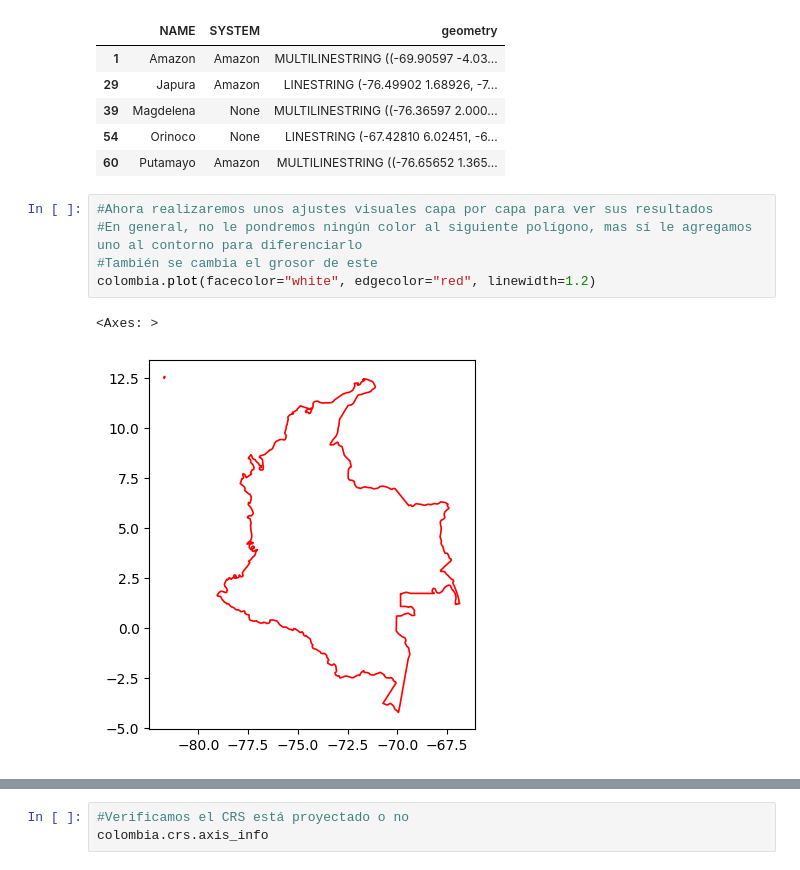
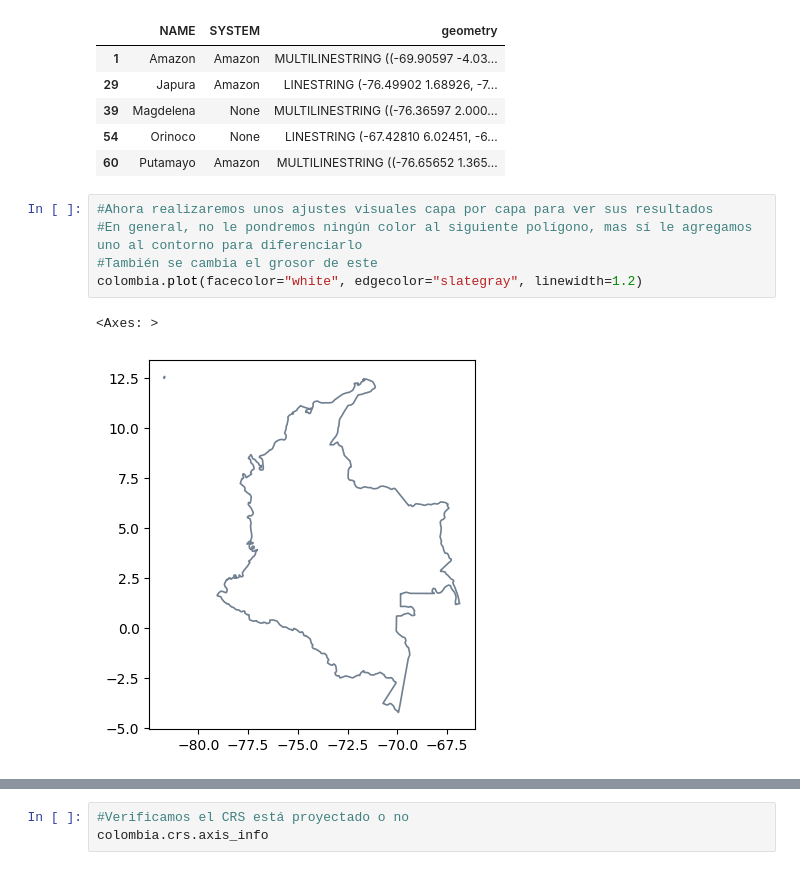
Before and after one commit to ZairaYacsavilca/simpleplot, a Jupyter notebook: Untitled.ipynb, the cells around one changed output, grey strips where cells are left out. Drawn from its saved outputs; the diff is of its cells as text.

```diff
--- a/Untitled.ipynb
+++ b/Untitled.ipynb
@@ -62,11 +62,11 @@ rivers_colombia.head()
 # %%
 #Ahora realizaremos unos ajustes visuales capa por capa para ver sus resultados
 #En general, no le pondremos ningún color al siguiente polígono, mas sí le agregamos uno al contorno para diferenciarlo
 #También se cambia el grosor de este
-colombia.plot(facecolor="white", edgecolor="red", linewidth=1.2)
+colombia.plot(facecolor="white", edgecolor="slategray", linewidth=1.2)
 # %% [output]
 <Axes: >
-[figure, old version]
+[figure, new version]
 # %%
 #Mostraremos las ciudades como una estrella
 #Les pondremos un color que resalte y tendrán un tamaño mayor
```
Also changed, not shown: parts of 9 cells of this notebook, 1 other file.
